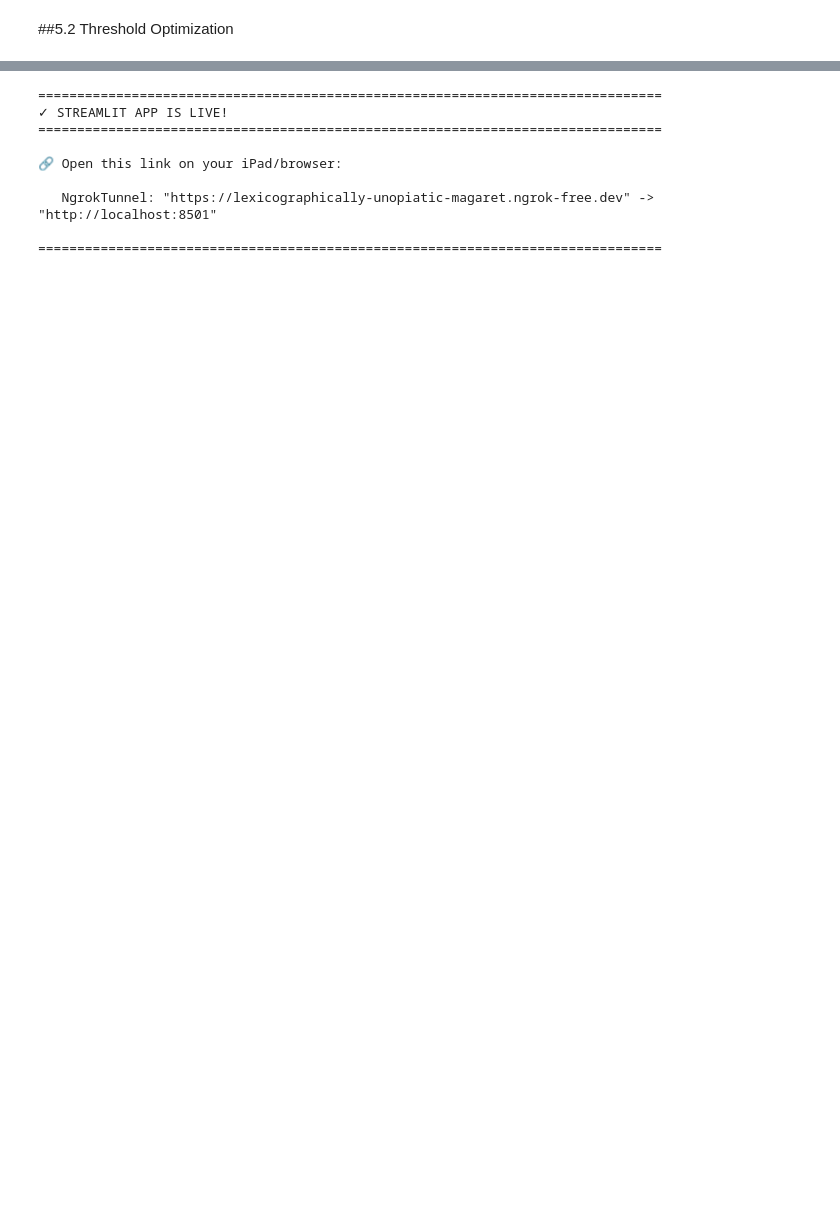
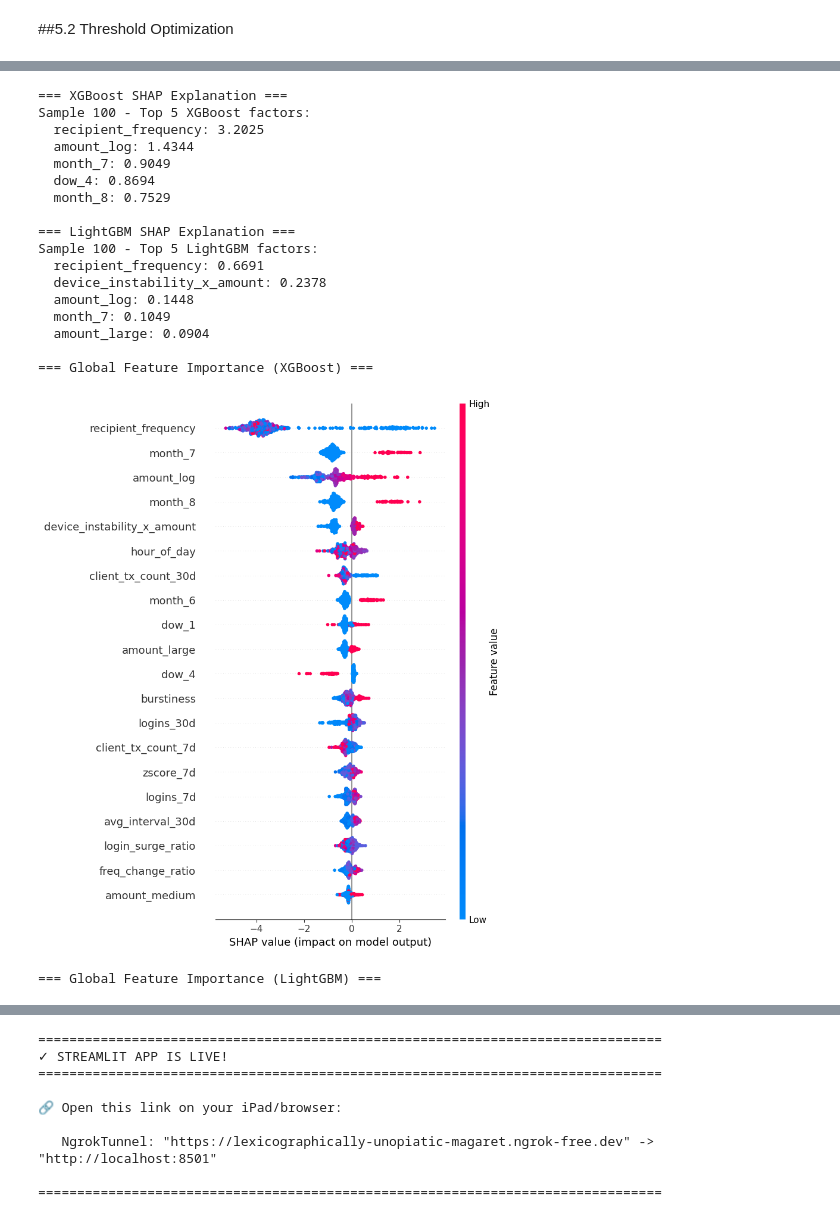
Before and after one commit to daurenoralbek/fortebank-fraud-detection, a Jupyter notebook: Notebook.ipynb, the cells around one changed output, grey strips where cells are left out. Saved outputs shown, nothing was run; the diff lists cells and outputs as text; code cells hidden in the pictures; blank space fills up the shorter version.

Commit message:
Update Streamlit app and fraud model code

```diff
--- a/Notebook.ipynb
+++ b/Notebook.ipynb
@@ -665,0 +684,78 @@ Final Test Metrics:
+# %%
+import shap
+import numpy as np
+import matplotlib.pyplot as plt
+
+sample_idx = 100
+sample_2d = X_test_scaled[sample_idx].reshape(1, -1)
+
+# 1. SHAP for XGBoost
+print("=== XGBoost SHAP Explanation ===")
+explainer_xgb = shap.TreeExplainer(xgb_model)
+shap_values_xgb = explainer_xgb.shap_values(sample_2d)[0]
+
+top_features_xgb = sorted(
+    zip(range(len(shap_values_xgb)), np.abs(shap_values_xgb)),
+    key=lambda x: x[1],
+    reverse=True
+)[:5]
+
+print(f"Sample {sample_idx} - Top 5 XGBoost factors:")
+for feat_idx, importance in top_features_xgb:
+    feature_name = X.columns[feat_idx] if feat_idx < len(X.columns) else f"Feature_{feat_idx}"
+    print(f"  {feature_name}: {importance:.4f}")
+
+# 2. SHAP for LightGBM
+print("\n=== LightGBM SHAP Explanation ===")
+explainer_lgb = shap.TreeExplainer(lgb_model)
+shap_values_lgb = explainer_lgb.shap_values(sample_2d)[0]
+
+top_features_lgb = sorted(
+    zip(range(len(shap_values_lgb)), np.abs(shap_values_lgb)),
+    key=lambda x: x[1],
+    reverse=True
+)[:5]
+
+print(f"Sample {sample_idx} - Top 5 LightGBM factors:")
+for feat_idx, importance in top_features_lgb:
+    feature_name = X.columns[feat_idx] if feat_idx < len(X.columns) else f"Feature_{feat_idx}"
+    print(f"  {feature_name}: {importance:.4f}")
+
+# 3. Global Feature Importance - XGBoost
+print("\n=== Global Feature Importance (XGBoost) ===")
+sample_size = min(500, len(X_test_scaled))
+shap_values_xgb_global = explainer_xgb.shap_values(X_test_scaled[:sample_size])
+
+shap.summary_plot(shap_values_xgb_global, X_test_scaled[:sample_size],
+                  feature_names=X.columns, show=False)
+plt.savefig('shap_summary_xgb.png', dpi=100, bbox_inches='tight')
+plt.show()
+
+# 4. Global Feature Importance - LightGBM
+print("\n=== Global Feature Importance (LightGBM) ===")
+shap_values_lgb_global = explainer_lgb.shap_values(X_test_scaled[:sample_size])
+
+shap.summary_plot(shap_values_lgb_global, X_test_scaled[:sample_size],
+                  feature_names=X.columns, show=False)
+plt.savefig('shap_summary_lgb.png', dpi=100, bbox_inches='tight')
+plt.show()
+# %% [output]
+=== XGBoost SHAP Explanation ===
+Sample 100 - Top 5 XGBoost factors:
+  recipient_frequency: 3.2025
+  amount_log: 1.4344
+  month_7: 0.9049
+  dow_4: 0.8694
+  month_8: 0.7529
+
+=== LightGBM SHAP Explanation ===
+Sample 100 - Top 5 LightGBM factors:
+  recipient_frequency: 0.6691
+  device_instability_x_amount: 0.2378
+  amount_log: 0.1448
+  month_7: 0.1049
+  amount_large: 0.0904
+
+=== Global Feature Importance (XGBoost) ===
+[figure, added]
+=== Global Feature Importance (LightGBM) ===
```
Also changed, not shown: parts of 20 cells of this notebook, 4 other files.
